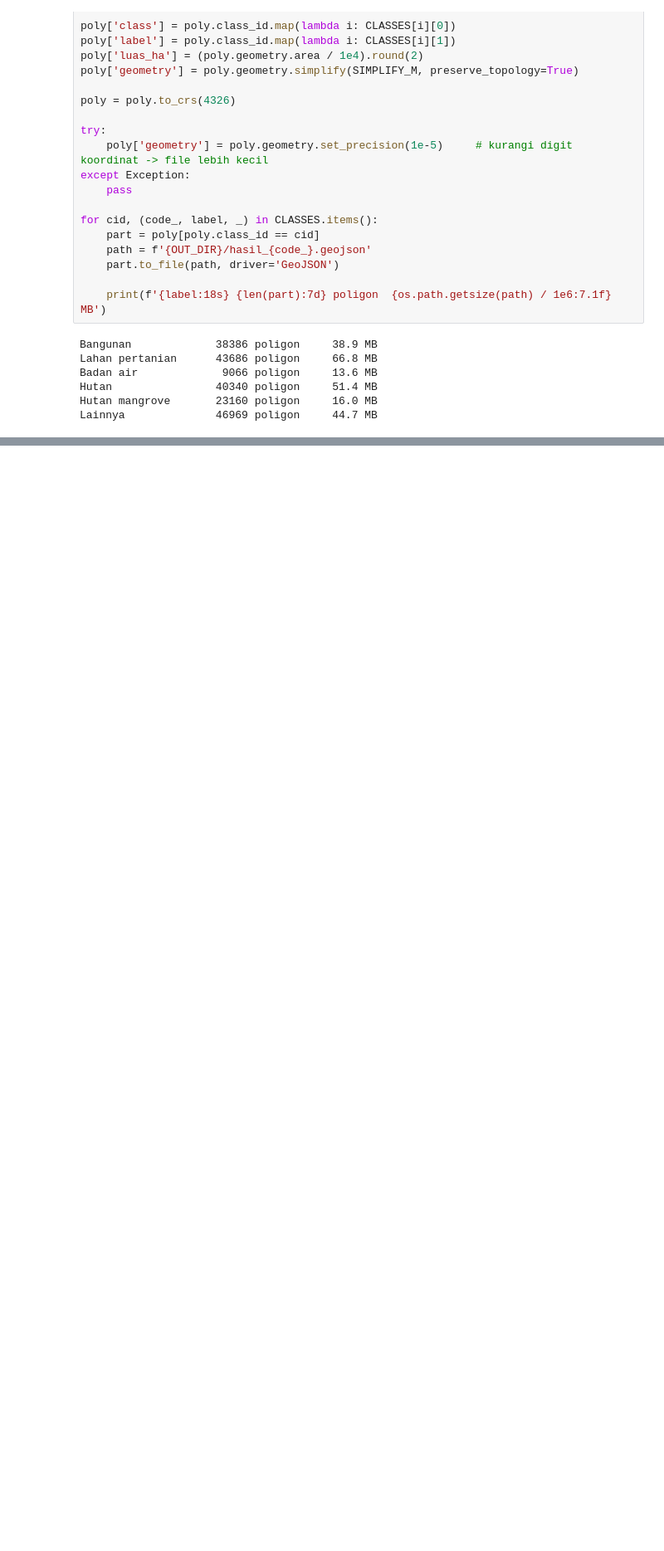
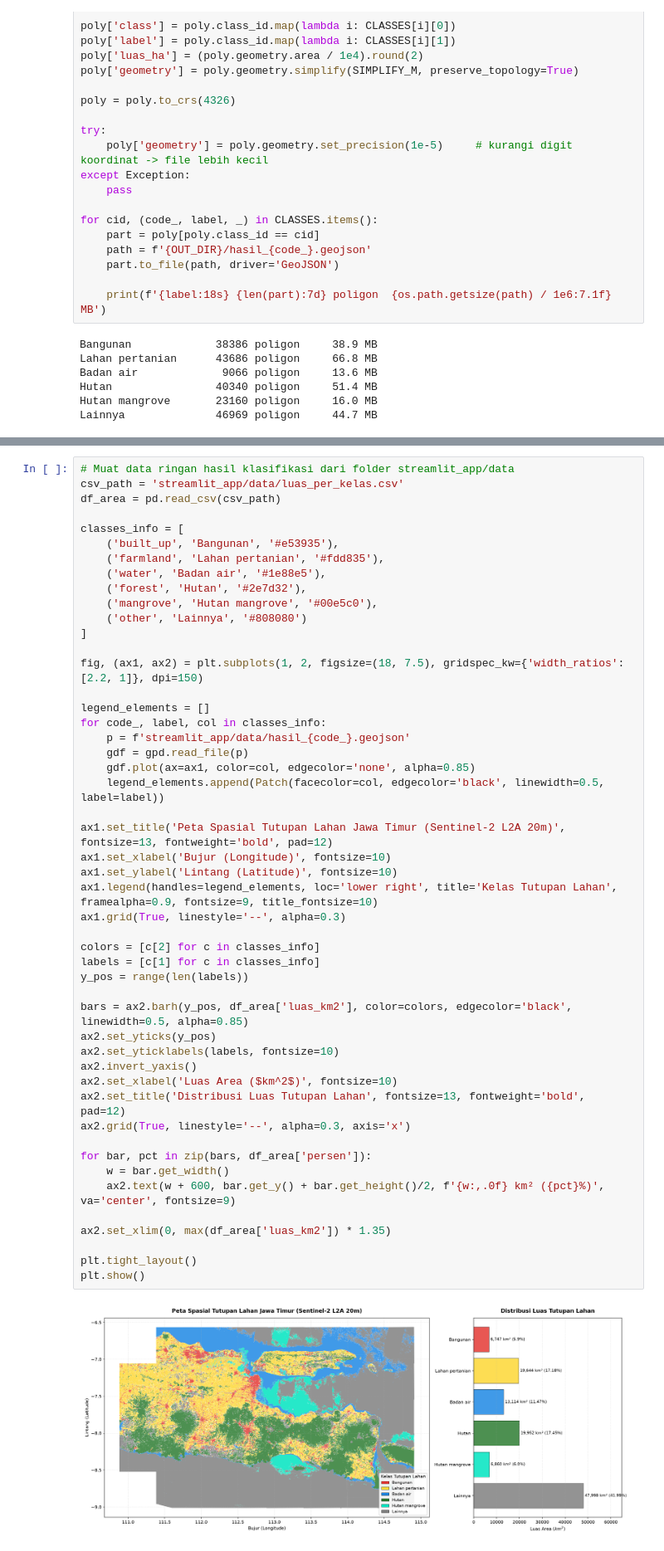
Before and after one commit to Nacxht/proyek-sains-data, a Jupyter notebook: src/tugas-6/tugas_6.ipynb, the cells around one changed output, grey strips where cells are left out. Shown at 83% size. Drawn from its saved outputs; the diff is of its cells as text; blank space fills up the shorter version.

```diff
--- a/src/tugas-6/tugas_6.ipynb
+++ b/src/tugas-6/tugas_6.ipynb
@@ -740,0 +855,51 @@ Lainnya              46969 poligon     44.7 MB
+# %%
+# Muat data ringan hasil klasifikasi dari folder streamlit_app/data
+csv_path = 'streamlit_app/data/luas_per_kelas.csv'
+df_area = pd.read_csv(csv_path)
+
+classes_info = [
+    ('built_up', 'Bangunan', '#e53935'),
+    ('farmland', 'Lahan pertanian', '#fdd835'),
+    ('water', 'Badan air', '#1e88e5'),
+    ('forest', 'Hutan', '#2e7d32'),
+    ('mangrove', 'Hutan mangrove', '#00e5c0'),
+    ('other', 'Lainnya', '#808080')
+]
+
+fig, (ax1, ax2) = plt.subplots(1, 2, figsize=(18, 7.5), gridspec_kw={'width_ratios': [2.2, 1]}, dpi=150)
+
+legend_elements = []
+for code_, label, col in classes_info:
+    p = f'streamlit_app/data/hasil_{code_}.geojson'
+    gdf = gpd.read_file(p)
+    gdf.plot(ax=ax1, color=col, edgecolor='none', alpha=0.85)
+    legend_elements.append(Patch(facecolor=col, edgecolor='black', linewidth=0.5, label=label))
+
+ax1.set_title('Peta Spasial Tutupan Lahan Jawa Timur (Sentinel-2 L2A 20m)', fontsize=13, fontweight='bold', pad=12)
+ax1.set_xlabel('Bujur (Longitude)', fontsize=10)
+ax1.set_ylabel('Lintang (Latitude)', fontsize=10)
+ax1.legend(handles=legend_elements, loc='lower right', title='Kelas Tutupan Lahan', framealpha=0.9, fontsize=9, title_fontsize=10)
+ax1.grid(True, linestyle='--', alpha=0.3)
+
+colors = [c[2] for c in classes_info]
+labels = [c[1] for c in classes_info]
+y_pos = range(len(labels))
+
+bars = ax2.barh(y_pos, df_area['luas_km2'], color=colors, edgecolor='black', linewidth=0.5, alpha=0.85)
+ax2.set_yticks(y_pos)
+ax2.set_yticklabels(labels, fontsize=10)
+ax2.invert_yaxis()
+ax2.set_xlabel('Luas Area ($km^2$)', fontsize=10)
+ax2.set_title('Distribusi Luas Tutupan Lahan', fontsize=13, fontweight='bold', pad=12)
+ax2.grid(True, linestyle='--', alpha=0.3, axis='x')
+
+for bar, pct in zip(bars, df_area['persen']):
+    w = bar.get_width()
+    ax2.text(w + 600, bar.get_y() + bar.get_height()/2, f'{w:,.0f} km² ({pct}%)', va='center', fontsize=9)
+
+ax2.set_xlim(0, max(df_area['luas_km2']) * 1.35)
+
+plt.tight_layout()
+plt.show()
+# %% [output]
+[figure, added]
```
Also changed, not shown: parts of 88 cells of this notebook.
